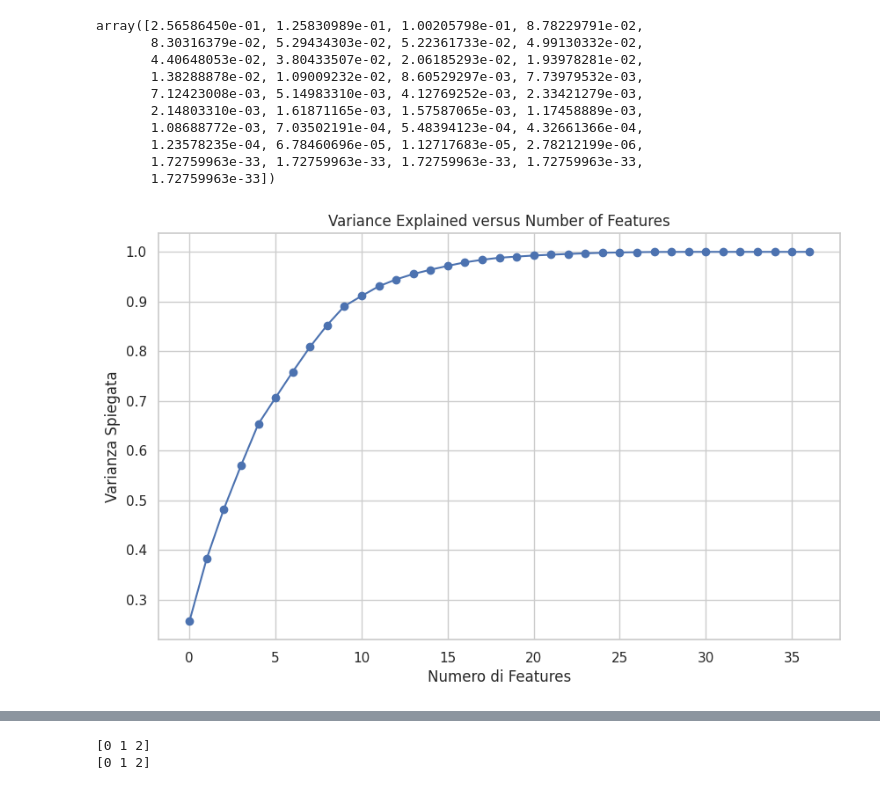
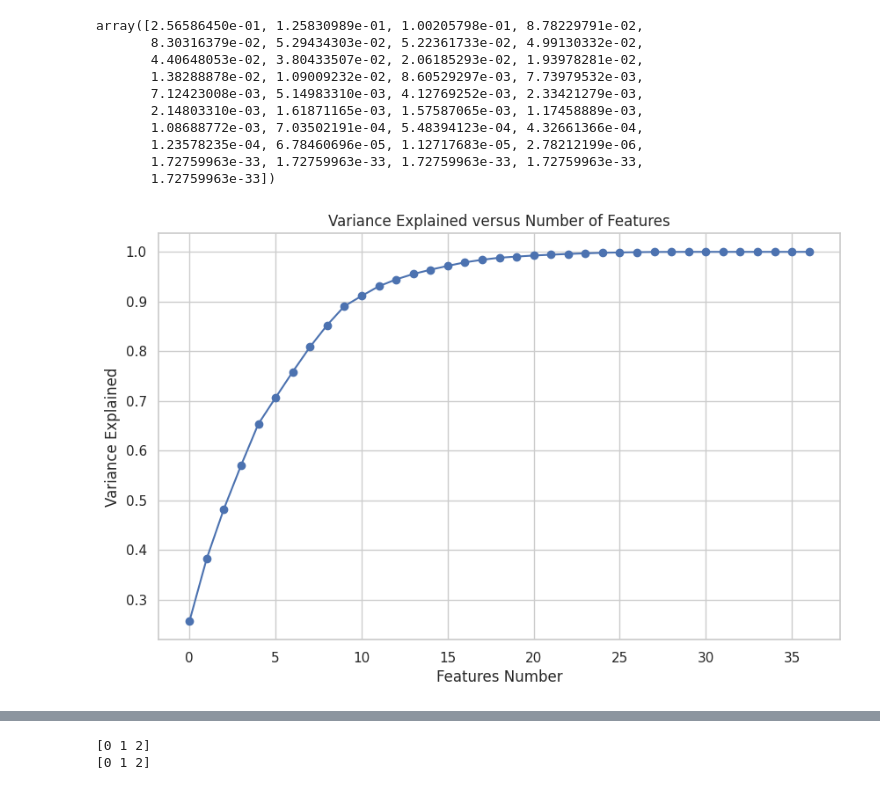
Before and after one commit to ThomasProce/DriverBehaviorClassifier, a Jupyter notebook: Aggressive_drive_data.ipynb, the cells around one changed output, grey strips where cells are left out. Saved outputs shown, nothing was run; the diff lists cells and outputs as text; code cells hidden in the pictures.

```diff
--- a/Aggressive_drive_data.ipynb
+++ b/Aggressive_drive_data.ipynb
@@ -723,14 +729,14 @@ array([2.56586450e-01, 1.25830989e-01, 1.00205798e-01, 8.78229791e-02,
 # %%
 # Plot of variance explained
 plt.figure(figsize=(10, 6))
 plt.plot(np.cumsum(explained_variance), marker='o', linestyle='-', color='b')
-plt.xlabel('Numero di Features')
-plt.ylabel('Varianza Spiegata')
+plt.xlabel('Features Number')
+plt.ylabel('Variance Explained')
 plt.title('Variance Explained versus Number of Features')
 plt.grid(True)
 plt.show()
 # %% [output]
-[figure, old version]
+[figure, new version]
 # %%
 # after 15 features the explained variance start to flat
 X_processed = preprocessor.fit_transform(X)
```
Also changed, not shown: parts of 8 cells of this notebook, 1 other file.
